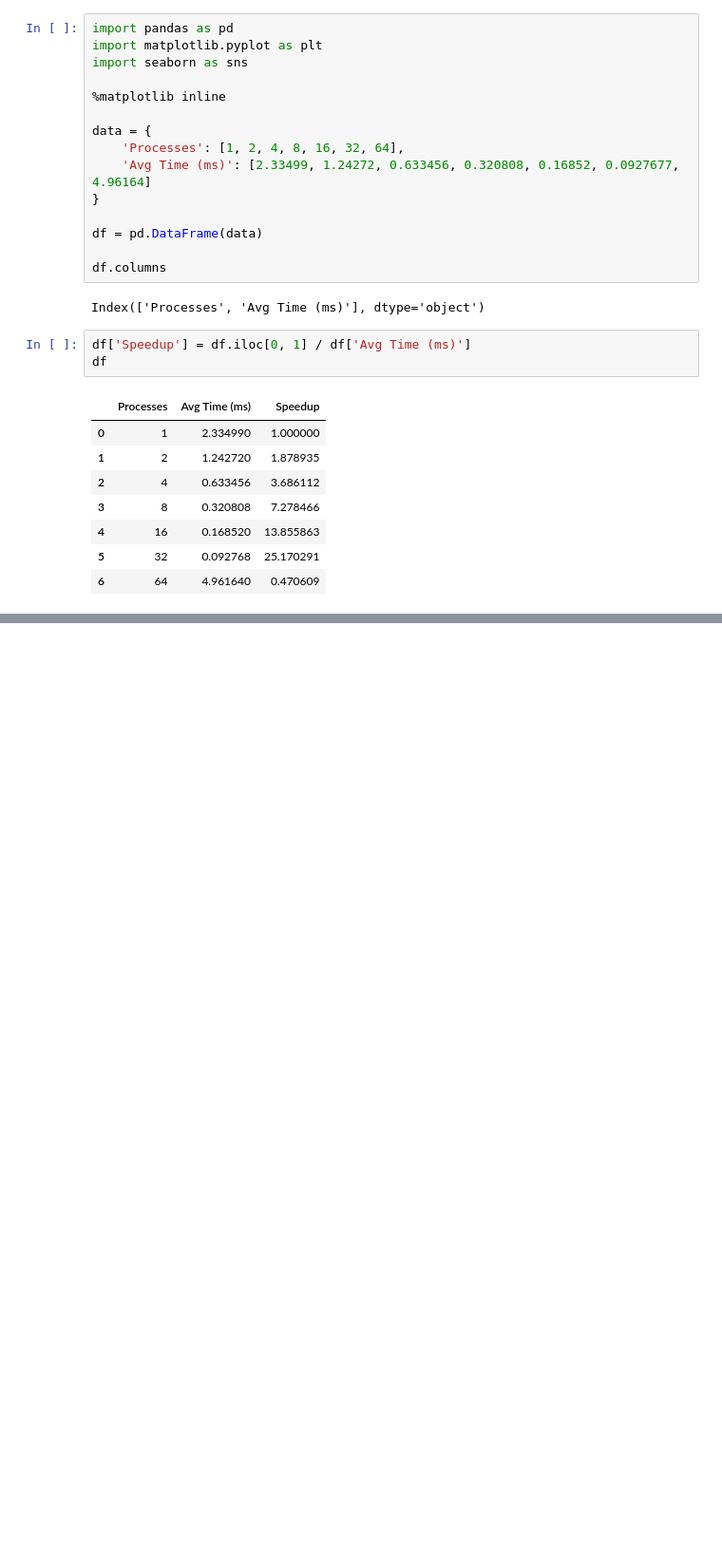
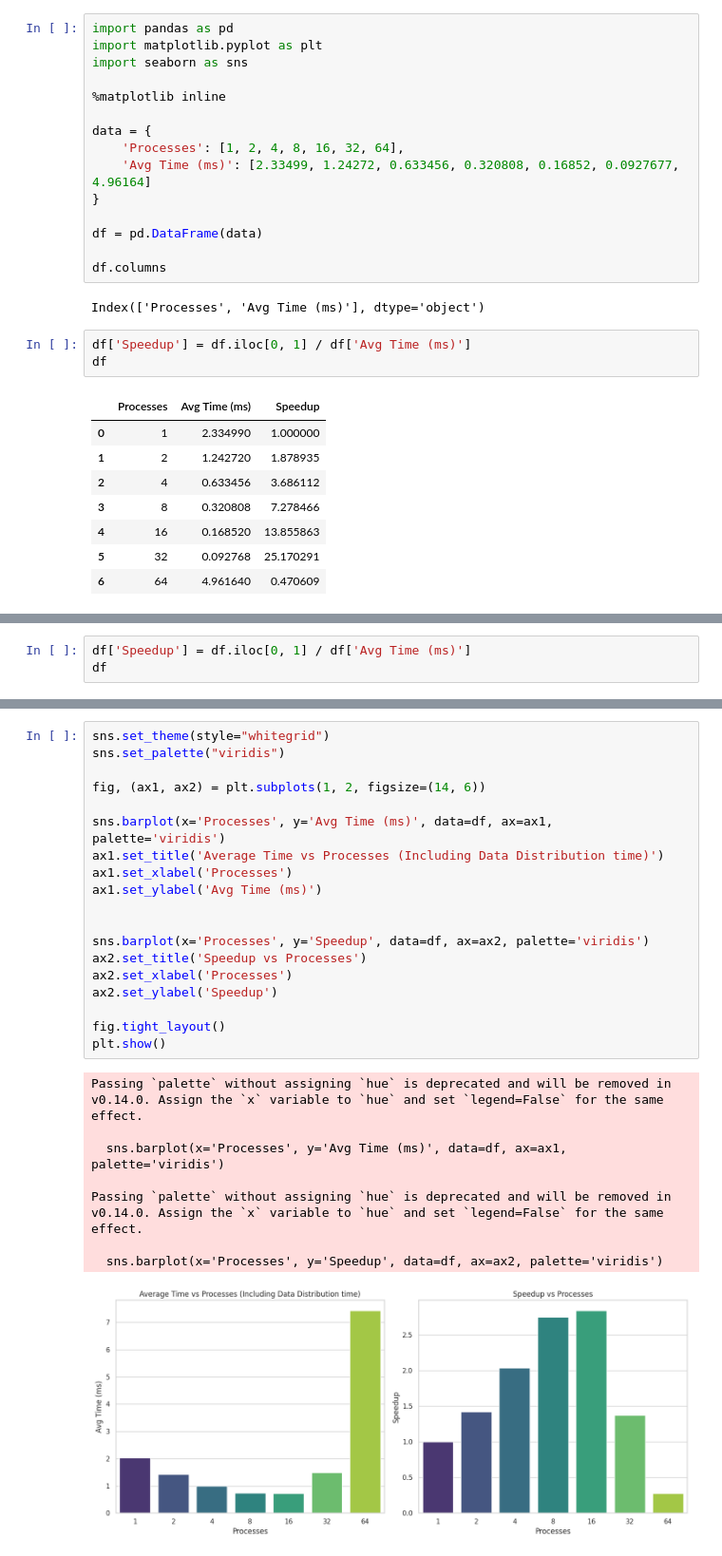
Before and after one commit to pesricha/OpenMP-and-MPI, a Jupyter notebook: mpi/plots.ipynb, the cells around one changed output, grey strips where cells are left out. Shown: that part at 95% size. Cells and saved outputs as stored; diff of their text form; blank space fills up the shorter version.

```diff
--- a/mpi/plots.ipynb
+++ b/mpi/plots.ipynb
@@ -57,0 +69,3 @@ Passing `palette` without assigning `hue` is deprecated and will be removed in v
+# %%
+df['Speedup'] = df.iloc[0, 1] / df['Avg Time (ms)']
+df
@@ -57,0 +81,28 @@ Passing `palette` without assigning `hue` is deprecated and will be removed in v
+# %%
+sns.set_theme(style="whitegrid")
+sns.set_palette("viridis")
+
+fig, (ax1, ax2) = plt.subplots(1, 2, figsize=(14, 6))
+
+sns.barplot(x='Processes', y='Avg Time (ms)', data=df, ax=ax1, palette='viridis')
+ax1.set_title('Average Time vs Processes (Including Data Distribution time)')
+ax1.set_xlabel('Processes')
+ax1.set_ylabel('Avg Time (ms)')
+
+
+sns.barplot(x='Processes', y='Speedup', data=df, ax=ax2, palette='viridis')
+ax2.set_title('Speedup vs Processes')
+ax2.set_xlabel('Processes')
+ax2.set_ylabel('Speedup')
+
+fig.tight_layout()
+plt.show()
+# %% [output]
+Passing `palette` without assigning `hue` is deprecated and will be removed in v0.14.0. Assign the `x` variable to `hue` and set `legend=False` for the same effect.
+
+  sns.barplot(x='Processes', y='Avg Time (ms)', data=df, ax=ax1, palette='viridis')
+
+Passing `palette` without assigning `hue` is deprecated and will be removed in v0.14.0. Assign the `x` variable to `hue` and set `legend=False` for the same effect.
+
+  sns.barplot(x='Processes', y='Speedup', data=df, ax=ax2, palette='viridis')
+[figure, added]
```
Also changed, not shown: parts of 3 cells of this notebook, 3 other files.
